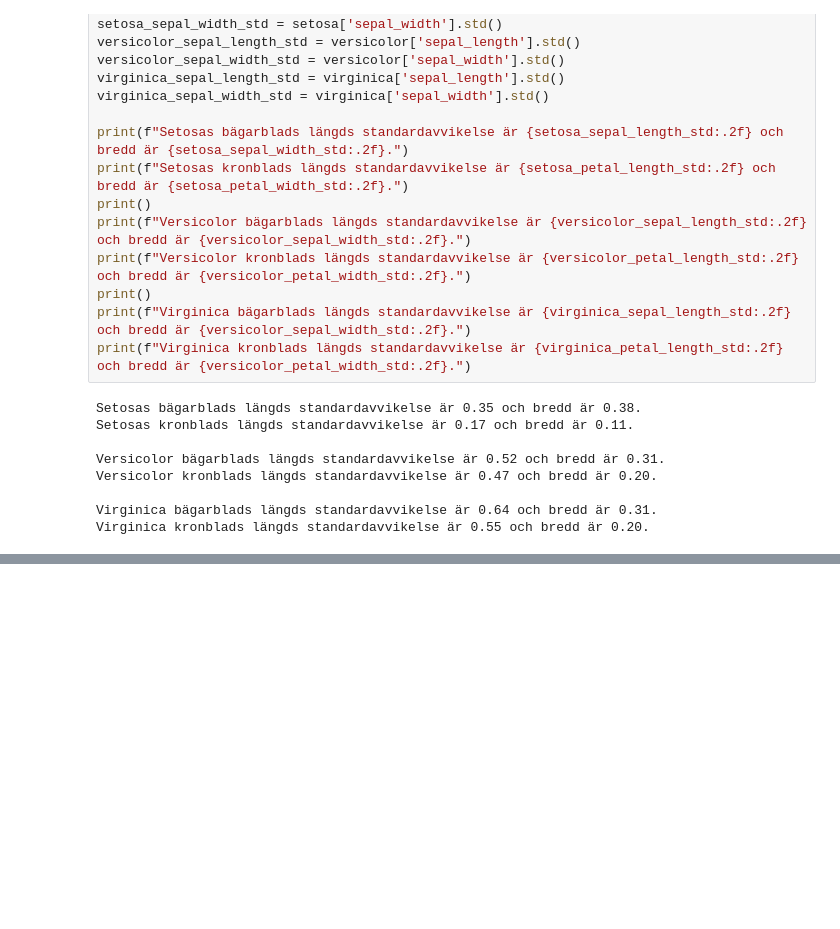
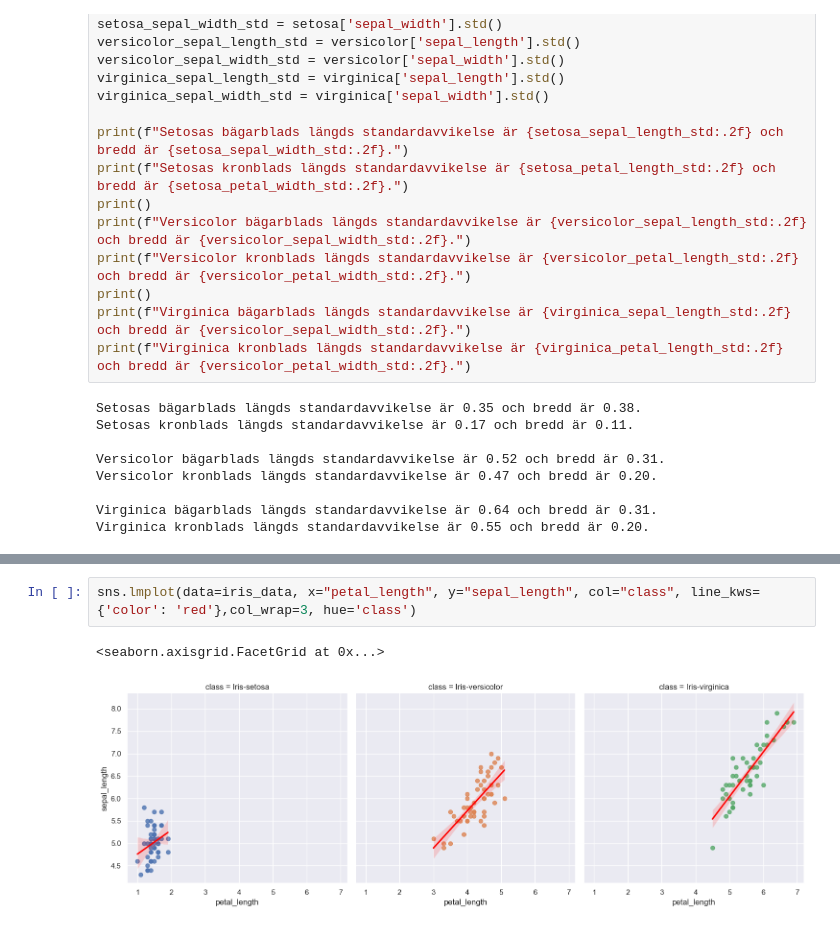
Before and after one commit to DeerBay/Statistics-Julia-Sjoholm, a Jupyter notebook: Lab/flower.ipynb, the cells around one changed output, grey strips where cells are left out. Drawn from its saved outputs; the diff is of its cells as text; blank space fills up the shorter version.

```diff
--- a/Lab/flower.ipynb
+++ b/Lab/flower.ipynb
@@ -176,0 +302,5 @@ Fail to reject the null hypothesis: There is no significant difference.
+# %%
+sns.lmplot(data=iris_data, x="petal_length", y="sepal_length", col="class", line_kws={'color': 'red'},col_wrap=3, hue='class')
+# %% [output]
+<seaborn.axisgrid.FacetGrid at 0x...>
+[figure, added]
```
Also changed, not shown: parts of 17 cells of this notebook, 2 other files.
